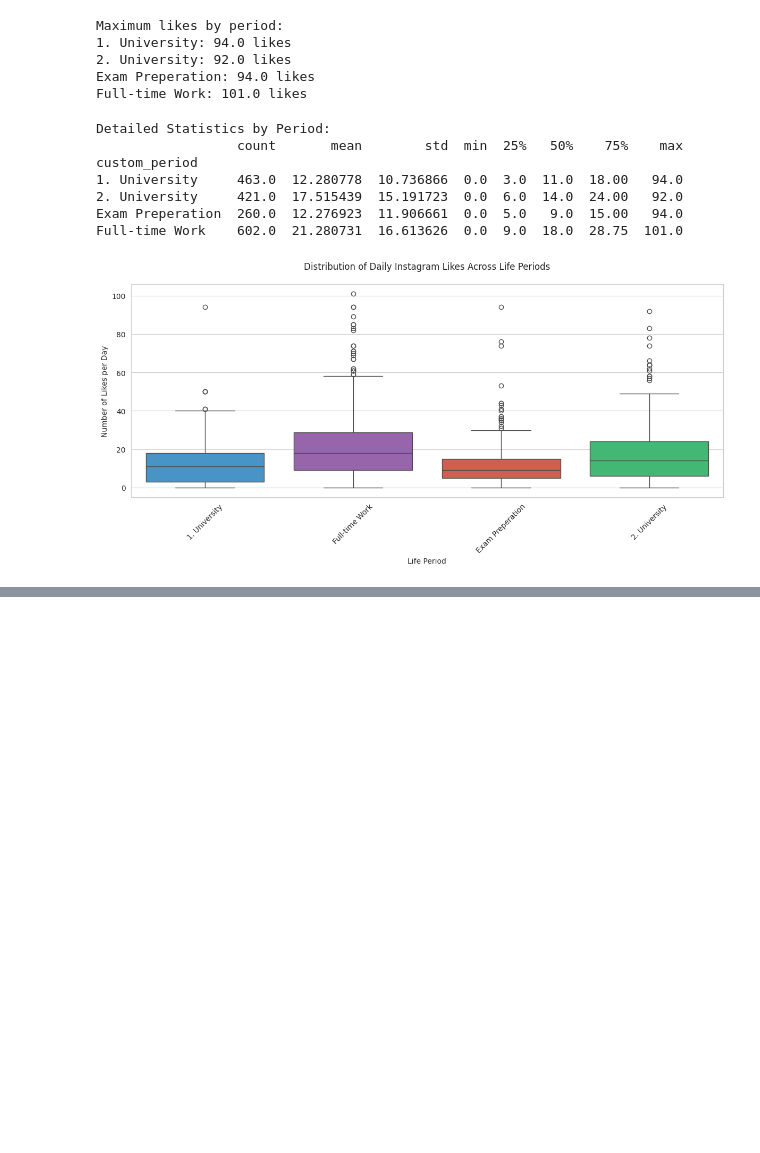
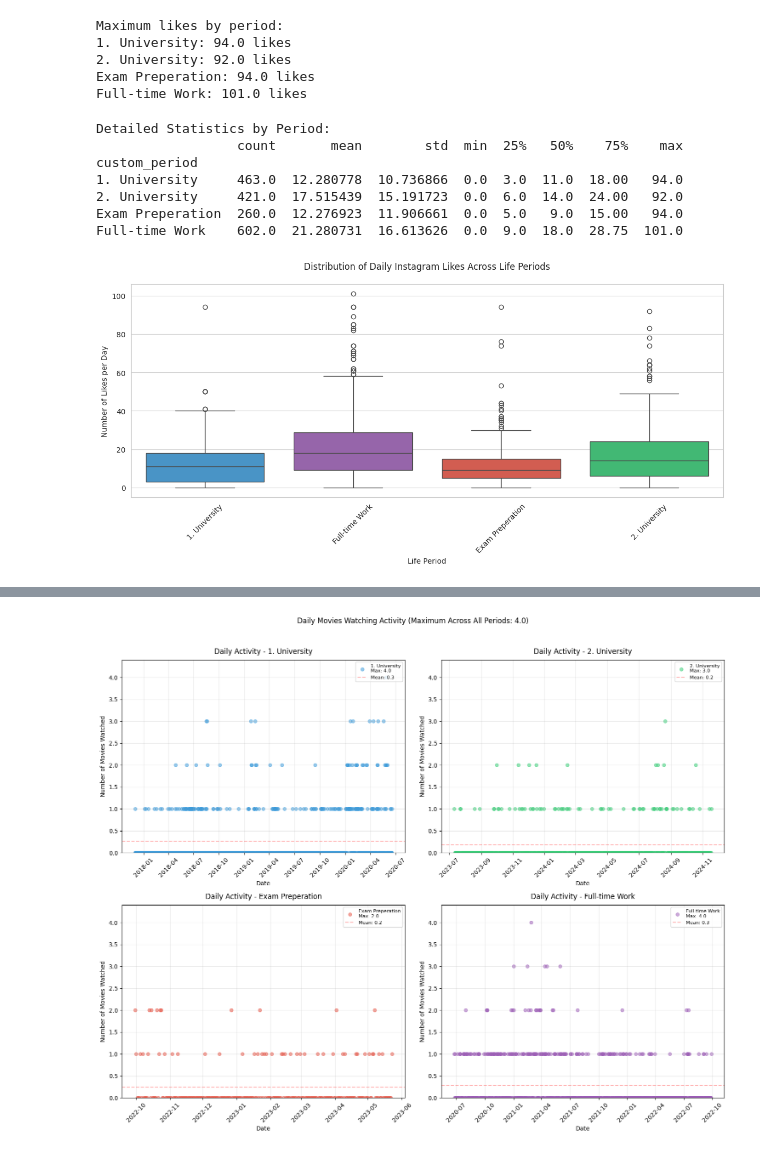
Before and after one commit to idilmuftuoglu/DSA210_TermProject, a Jupyter notebook: DSA210_TermProject.ipynb, the cells around one changed output, grey strips where cells are left out. Cells and saved outputs as stored; diff of their text form; code cells hidden in the pictures; blank space fills up the shorter version.

Commit message:
analyzed movie-watching data

```diff
--- a/DSA210_TermProject.ipynb
+++ b/DSA210_TermProject.ipynb
@@ -221,9 +271,7 @@ Full-time Work: 101.0 likes
 # %%
-# Remove sequences of zeros that are outliers where I deliberately did not use Instagram while preserving normal zero-count days
 def clean_outlier_sequences(df, window_size=7):
     cleaned_df = df.copy()
 
-    # For each period, identify and remove outlier sequences
     for period in cleaned_df['custom_period'].unique():
         period_mask = cleaned_df['custom_period'] == period
         period_data = cleaned_df[period_mask].copy()
@@ -231,7 +279,6 @@ def clean_outlier_sequences(df, window_size=7):
         zero_mask = period_data['count'] == 0
         rolling_zeros = zero_mask.rolling(window=window_size, min_periods=1).sum()
 
-        # Identify dates to remove where window_size is consecutive zeros
         dates_to_remove = period_data[rolling_zeros >= window_size].index
 
         if len(dates_to_remove) > 0:
@@ -239,18 +286,17 @@ def clean_outlier_sequences(df, window_size=7):
             print(f"Removed {len(dates_to_remove)} days")
             print(f"Date range: {period_data.loc[dates_to_remove, 'date'].min()} to {period_data.loc[dates_to_remove, 'date'].max()}")
 
-        # Remove these dates from cleaned DataFrame
         cleaned_df = cleaned_df.drop(dates_to_remove)
 
     return cleaned_df
 
-cleaned_counts = clean_outlier_sequences(complete_counts)
+cleaned_counts_instagram = clean_outlier_sequences(complete_counts_instagram)
 
 print("\nBefore cleaning:")
-print(complete_counts.groupby('custom_period')['count'].agg(['count', 'mean', 'min', 'max']))
+print(complete_counts_instagram.groupby('custom_period')['count'].agg(['count', 'mean', 'min', 'max']))
 
 print("\nAfter cleaning:")
-print(cleaned_counts.groupby('custom_period')['count'].agg(['count', 'mean', 'min', 'max']))
+print(cleaned_counts_instagram.groupby('custom_period')['count'].agg(['count', 'mean', 'min', 'max']))
 # %% [output]
 Removing outlier sequence from 1. University:
 Removed 89 days
@@ -270,12 +316,11 @@ custom_period
 Exam Preperation    260  12.276923  0.0   94.0
 Full-time Work      602  21.280731  0.0  101.0
 # %%
-# Create the visualization
-fig = create_activity_plots_standardized(cleaned_counts)
+fig = create_activity_plots_standardized(cleaned_counts_instagram)
 plt.show()
 
 print("\nMaximum likes by period:")
-for period, group in cleaned_counts.groupby('custom_period'):
+for period, group in cleaned_counts_instagram.groupby('custom_period'):
     print(f"{period}: {group['count'].max()} likes")
 # %% [output]
 [figure]
@@ -323,0 +447,54 @@ Full-time Work    602.0  21.280731  16.613626  0.0  9.0  18.0  28.75  101.0
+# %%
+def create_activity_plots_standardized(complete_counts, title_prefix="Movies"):
+    plt.style.use('default')
+
+    fig, axes = plt.subplots(2, 2, figsize=(15, 12))
+    axes = axes.ravel()
+
+    max_count = complete_counts['count'].max()
+    y_max = max_count * 1.1
+
+    colors = ['#3498db', '#2ecc71', '#e74c3c', '#9b59b6']
+
+    for idx, (period, group) in enumerate(complete_counts.groupby('custom_period')):
+        ax = axes[idx]
+
+        ax.scatter(
+            group['date'],
+            group['count'],
+            alpha=0.5,
+            s=30,
+            c=colors[idx],
+            label=f'{period}\nMax: {group["count"].max()}'
+        )
+
+        ax.set_ylim(0, y_max)
+
+        ax.set_title(f'Daily Activity - {period}', pad=10)
+        ax.set_xlabel('Date')
+        ax.set_ylabel(f'Number of {title_prefix} Watched')
+
+        ax.tick_params(axis='x', rotation=45)
+
+        ax.grid(True, alpha=0.3)
+
+        mean_watches = group['count'].mean()
+        ax.axhline(y=mean_watches, color='red', linestyle='--', alpha=0.3,
+                  label=f'Mean: {mean_watches:.1f}')
+
+        ax.legend(fontsize=8, loc='upper right')
+
+    fig.suptitle(f'Daily {title_prefix} Watching Activity (Maximum Across All Periods: {max_count})',
+                y=1.02, fontsize=12)
+
+    plt.tight_layout()
+    return fig
+
+# Create visualizations
+activity_fig = create_activity_plots_standardized(complete_counts_movies)
+plt.show()
+
+print("\nSummary Statistics by Period:")
+print(summary_movies)
+# %% [output]
+[figure, added]
```
Also changed, not shown: parts of 31 cells of this notebook.
